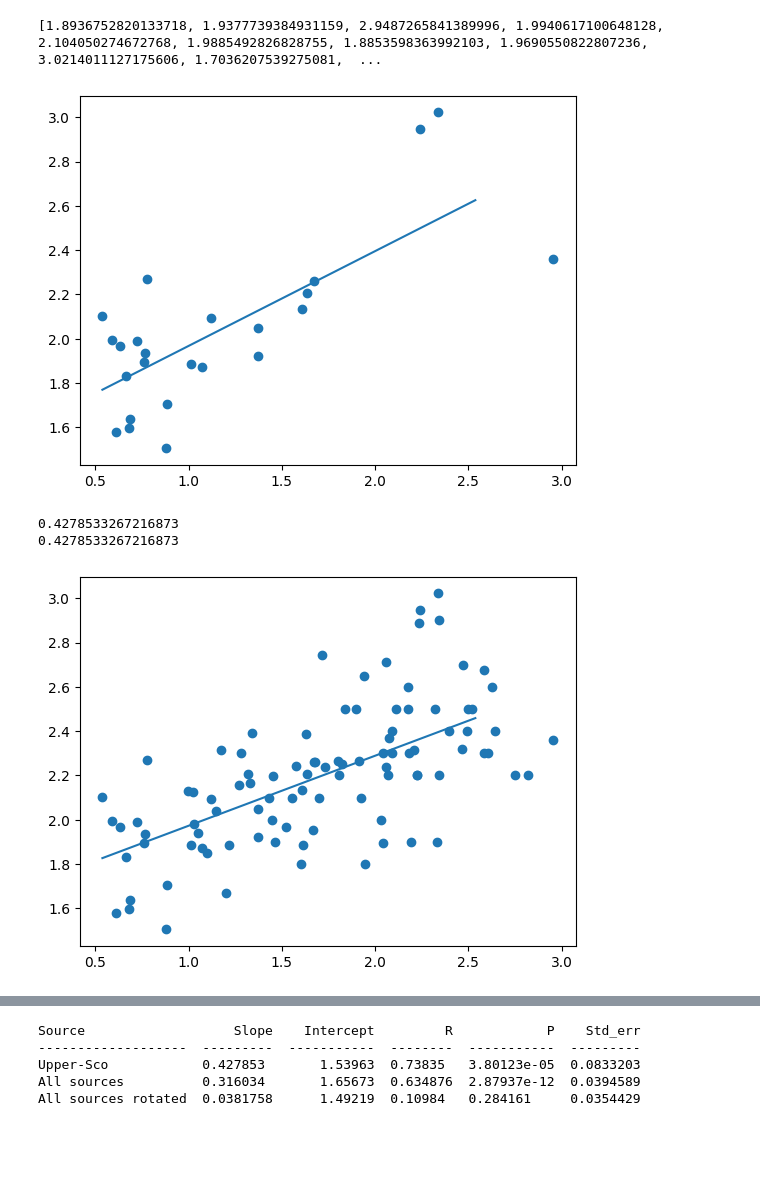
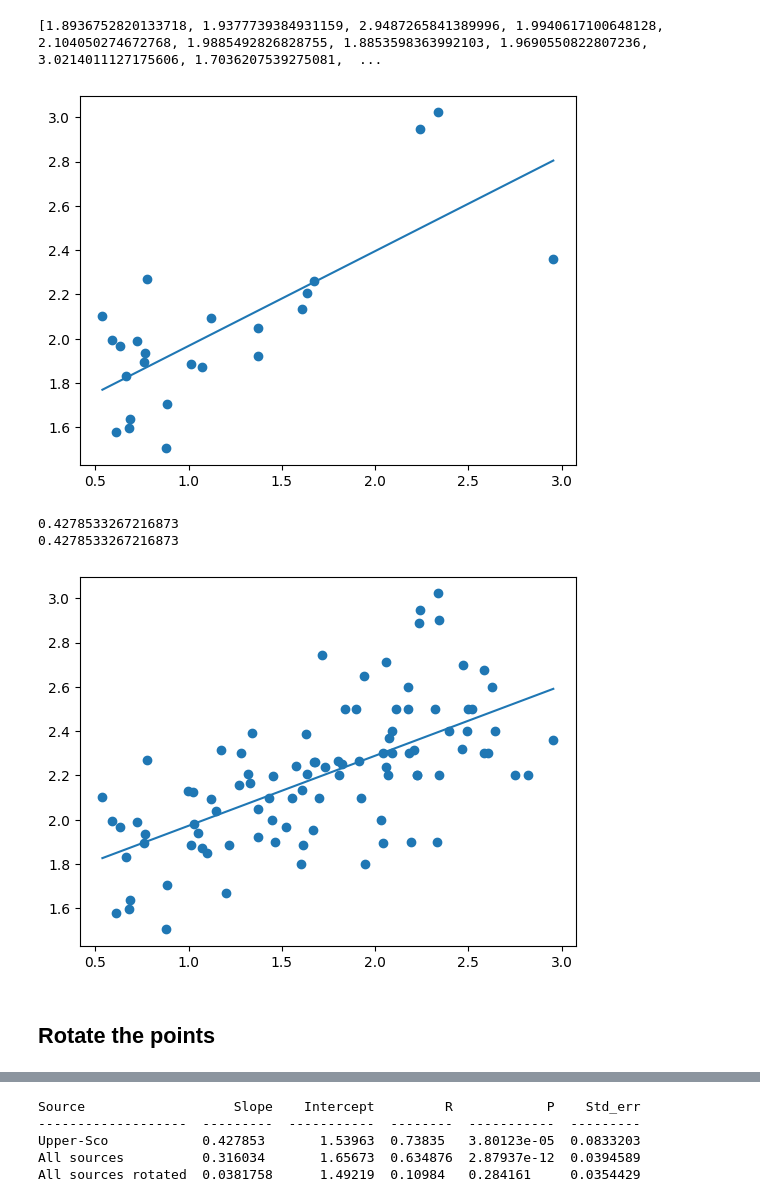
Before and after one commit to Maurone7/Upper-Sco-2022, a Jupyter notebook: linmix_fluxes_alpha.ipynb, the cells around one changed output, grey strips where cells are left out. Saved outputs shown, nothing was run; the diff lists cells and outputs as text; code cells hidden in the pictures; blank space fills up the shorter version.

Commit message:
Rotate

```diff
--- a/linmix_fluxes_alpha.ipynb
+++ b/linmix_fluxes_alpha.ipynb
@@ -1083,36 +1049,39 @@ print(spectral_index_upper_sco)
 # %%
 from scipy.stats import linregress
 
 log_all_fluxes = log_ricci_taurus_fluxes_1mm + log_flux_barenfeld_0_88mm_updated + log_flux_list_ophiucus_ricci_1mm + log_flux_lupus_1_mm
 all_spectral_indices = spectral_indices_taurus + spectral_index_upper_sco + spectral_index_ophiucus + tazzari_lupus_spectral_indices
 
 slope, intercept, r, p, std_err = linregress(log_flux_barenfeld_0_88mm_updated, spectral_index_upper_sco)
 
 def myfunc(x):
   return slope * x + intercept
 
+x = np.linspace(min(log_all_fluxes), max(log_all_fluxes))
 mymodel_upper_sco = list(map(myfunc, x))
 
 plt.scatter(log_flux_barenfeld_0_88mm_updated, spectral_index_upper_sco)
 plt.plot(x, mymodel_upper_sco)
 plt.show()
 print(slope)
 plt.show()
 
 slope_all, intercept_all, r_all, p_all, std_err_all = linregress(log_all_fluxes, all_spectral_indices)
 
 def myfunc(x):
   return slope_all * x + intercept_all
 
 mymodel_all = list(map(myfunc, x))
 plt.scatter(log_all_fluxes, all_spectral_indices)
 plt.plot(x, mymodel_all)
 print(slope)
 # %% [output]
-[figure, old version]
+[figure, new version]
 0.4278533267216873
 0.4278533267216873
-[figure, old version]
+[figure, new version]
+# %% [markdown]
+## Rotate the points
 # %%
 import numpy as np
 
```
Also changed, not shown: parts of 58 cells of this notebook, 17 other files.
